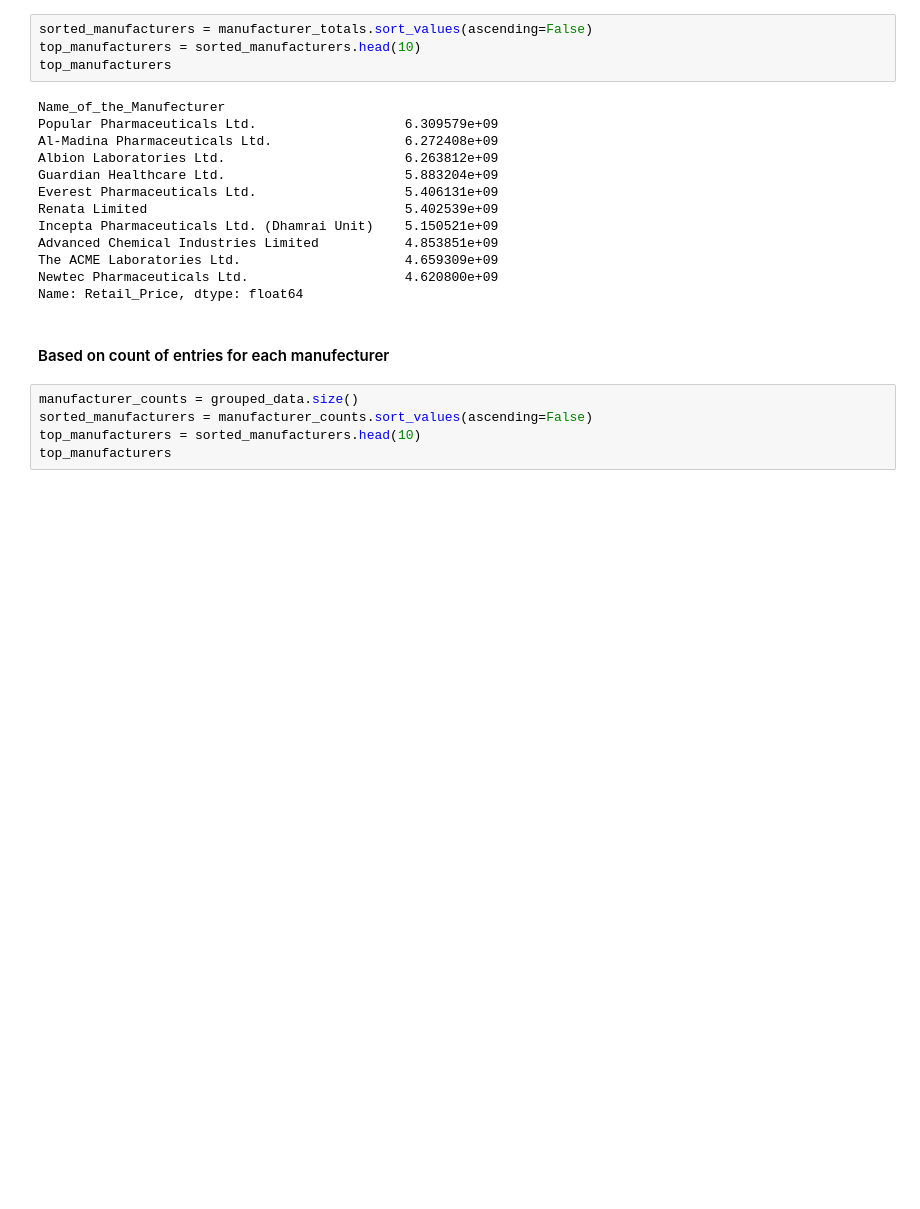
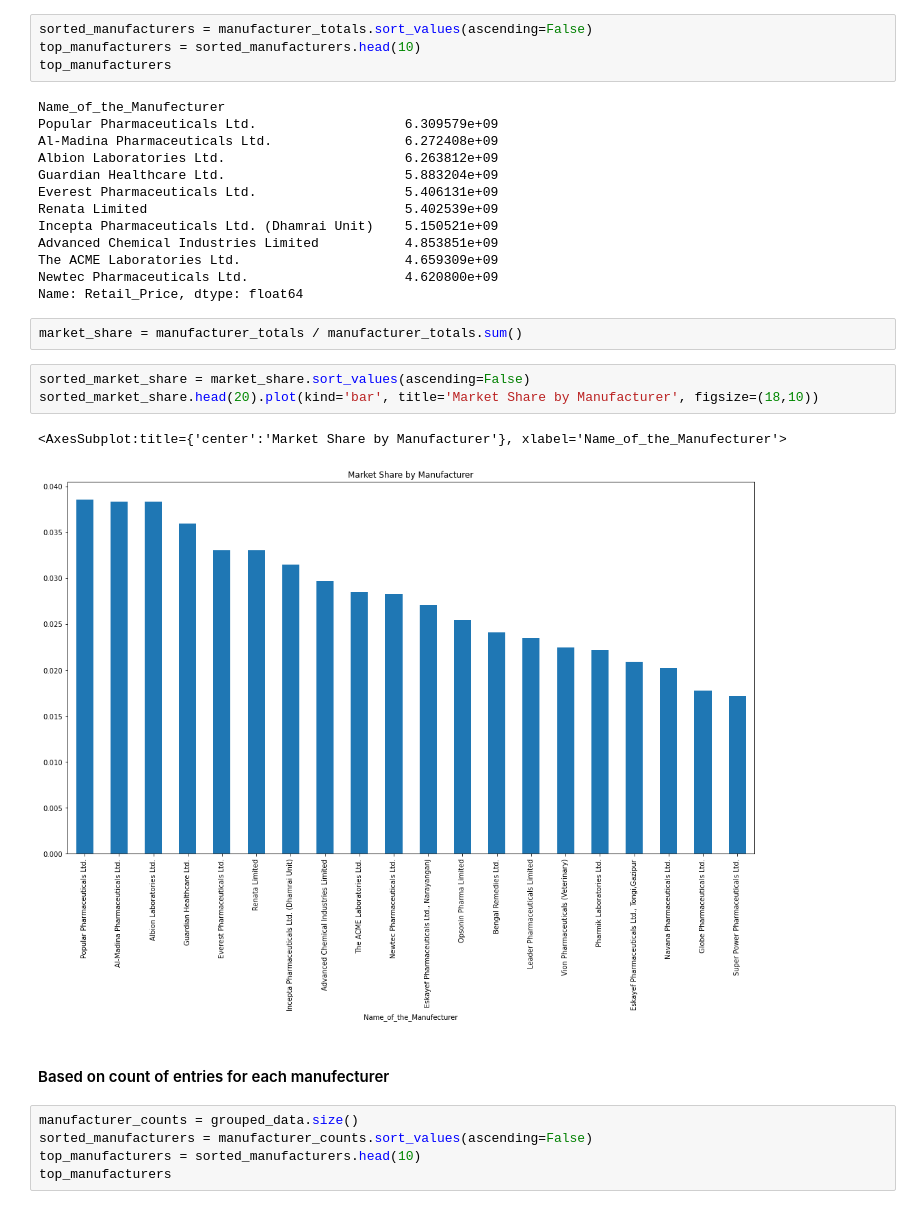
Before and after one commit to mMahnoor/BangladeshPharma_Data, a Jupyter notebook: Analysis/Basic_Analysis.ipynb, the cells around one changed output. Saved outputs shown, nothing was run; the diff lists cells and outputs as text; blank space fills up the shorter version.

```diff
--- a/Analysis/Basic_Analysis.ipynb
+++ b/Analysis/Basic_Analysis.ipynb
@@ -179,6 +180,14 @@ Advanced Chemical Industries Limited           4.853851e+09
 The ACME Laboratories Ltd.                     4.659309e+09
 Newtec Pharmaceuticals Ltd.                    4.620800e+09
 Name: Retail_Price, dtype: float64
+# %%
+market_share = manufacturer_totals / manufacturer_totals.sum()
+# %%
+sorted_market_share = market_share.sort_values(ascending=False)
+sorted_market_share.head(20).plot(kind='bar', title='Market Share by Manufacturer', figsize=(18,10))
+# %% [output]
+<AxesSubplot:title={'center':'Market Share by Manufacturer'}, xlabel='Name_of_the_Manufecturer'>
+[figure, added]
 # %% [markdown]
 #### Based on count of entries for each manufecturer
 # %%
```
Also changed, not shown: parts of 9 cells of this notebook.
